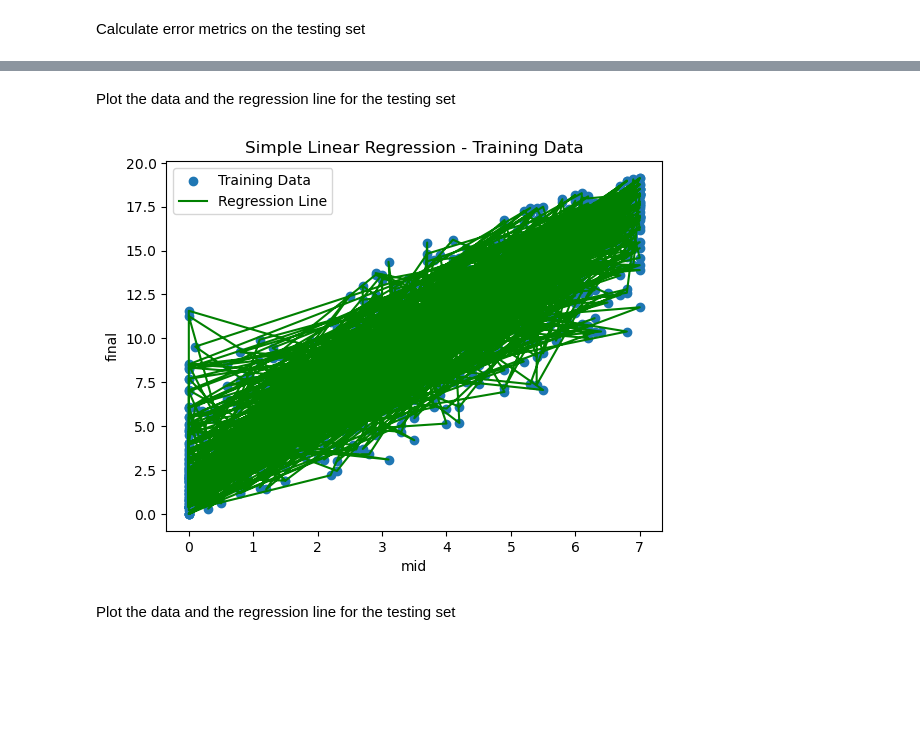
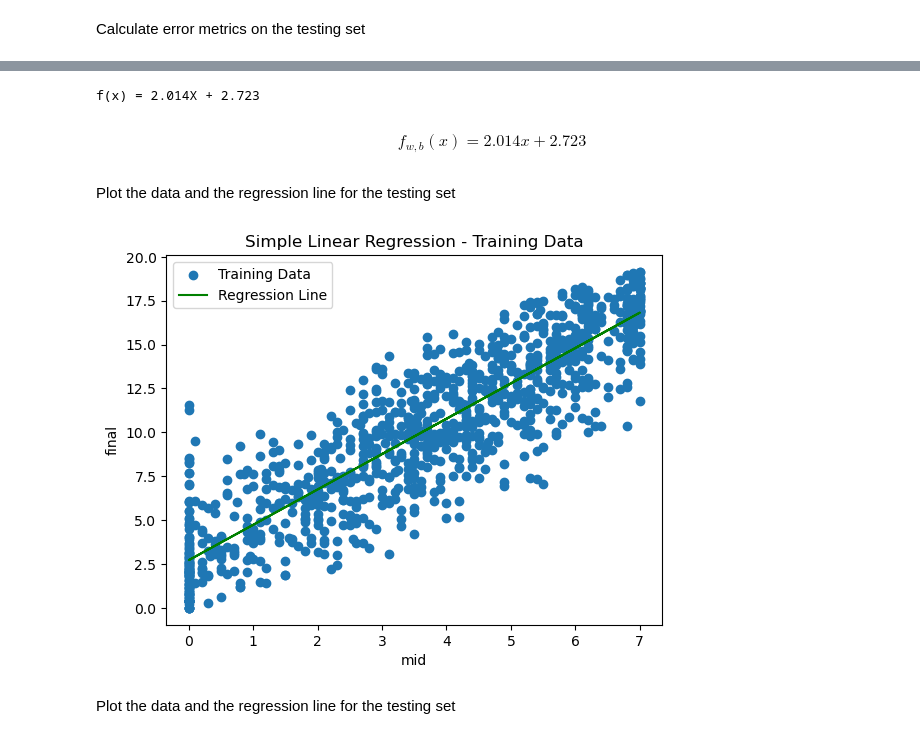
Before and after one commit to kooroshkz/math_grades_analysis, a Jupyter notebook: project_notebook.ipynb, the cells around one changed output, grey strips where cells are left out. Drawn from its saved outputs; the diff is of its cells as text; code cells hidden in the pictures; blank space fills up the shorter version.

```diff
--- a/project_notebook.ipynb
+++ b/project_notebook.ipynb
@@ -448,15 +480,21 @@ r2_test = r2_score(slrm_y_test, slrm_y_test_pred)
+# %%
+print(f"f(x) = {float(model.coef_):.3f}X + {model.intercept_:.3f}")
+# %% [output]
+f(x) = 2.014X + 2.723
+# %% [markdown]
+$$ f_{w,b}(x) = 2.014x + 2.723 \tag{1}$$
 # %% [markdown]
 Plot the data and the regression line for the testing set
 # %%
 plt.scatter(slrm_X_train, slrm_y_train, label="Training Data")
-plt.plot(slrm_X_train, slrm_y_train, color='green', label="Regression Line")
+plt.plot(slrm_X_test, slrm_y_test_pred, color='green', label="Regression Line")
 plt.xlabel('mid')
 plt.ylabel('final')
 plt.legend()
 plt.title('Simple Linear Regression - Training Data')
 plt.show()
 # %% [output]
-[figure, old version]
+[figure, new version]
 # %% [markdown]
 Plot the data and the regression line for the testing set
 # %%
```
Also changed, not shown: parts of 31 cells of this notebook.
